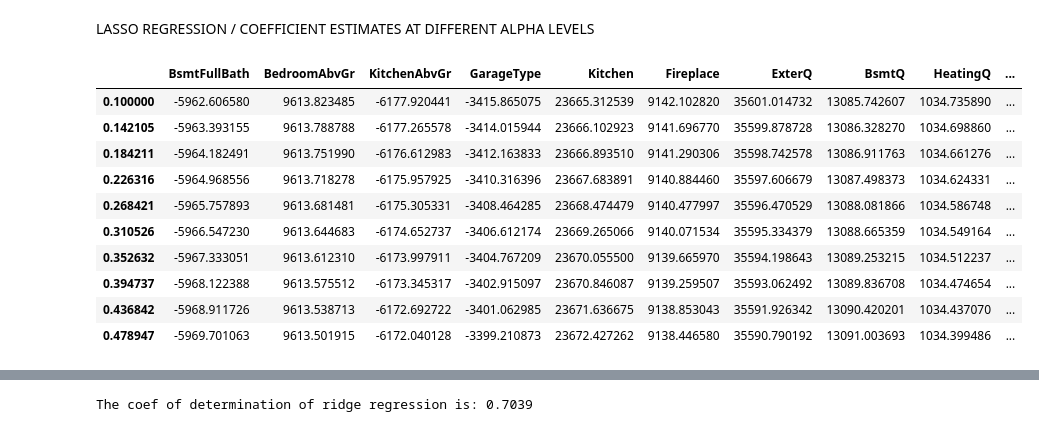
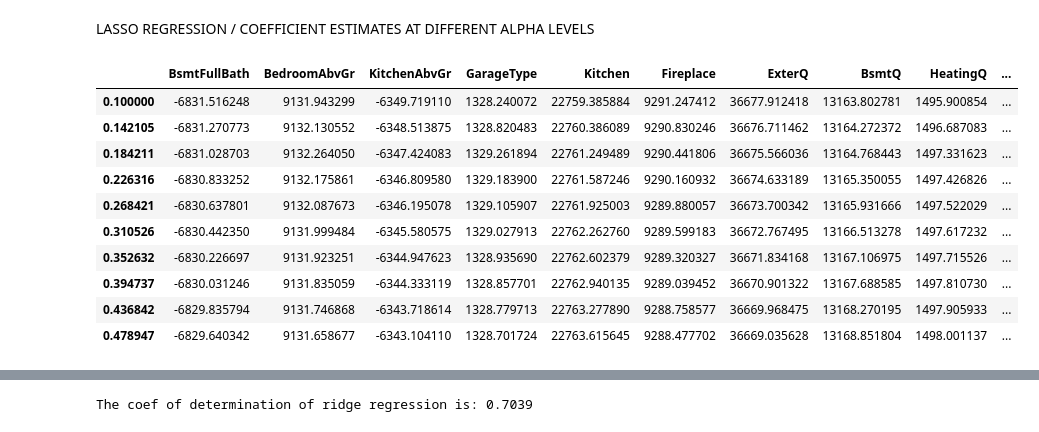
Before and after one commit to marc7531/housing-project, a Jupyter notebook: kate/clean_models.ipynb, the cells around one changed output, grey strips where cells are left out. Saved outputs shown, nothing was run; the diff lists cells and outputs as text; code cells hidden in the pictures.

```diff
--- a/kate/clean_models.ipynb
+++ b/kate/clean_models.ipynb
@@ -31,0 +31,14 @@ def make_normal(df):
+# %%
+# normalizes dataframes with math
+def make_normal(df):
+    new_dict = {}
+    cols = df.columns
+    for name in cols:
+        key = 'norm_' + name
+        arr = np.array(df[name])
+        upper = arr.max()
+        lower = arr.min()
+        value = (arr-lower)/(upper-lower)
+        new_dict[key] = value
+
+    return pd.DataFrame(new_dict)
@@ -67,5 +110,5 @@ training.shape
 (1424, 16)
 # %%
 # Remove "SalePrice column from train_x"
-train_y = training['SalePrice']
-train_x = training.drop('SalePrice', axis=1)
+y = training['SalePrice']
+X = training.drop('SalePrice', axis=1)
@@ -91,9 +115,17 @@ dtype: int64
+# %%
+
+X_train, X_test, y_train, y_test = train_test_split(X, y, test_size = 0.33, random_state = 5)
 # %%
 #Multilinear - Simple -- Unpenalized model i.e. lambda = 0
 from sklearn import linear_model
 ols = linear_model.LinearRegression()
-ols.fit(train_x, train_y)
+ols.fit(X_train, y_train)
+
 print("Intercept: %f" %ols.intercept_)
-print("Coefficients: %s" %str(ols.coef_))
-print("R^2: %f" %(ols.score(train_x, train_y)))
+for i in range(len(X.columns)):
+    print("Coefficient: %s : %s" %(ols.coef_[i], list(X.columns)[i]))
+print("R^2: %f" %(ols.score(X_train, y_train)))
+
+predictions = ols.predict(X)
+ols.score(X_train,y_train)
 # %% [output]
@@ -110,30 +154,30 @@ LASSO REGRESSION / COEFFICIENT ESTIMATES AT DIFFERENT ALPHA LEVELS
 # %%
 lasso  = Lasso()
 alphas = np.linspace(0.1,0.9,20)
 lasso.set_params(normalize=False)
 coefs_lasso  = []
 intercepts_lasso = []
 
 for alpha in alphas:
     lasso.set_params(alpha=alpha)
-    lasso.fit(train_x, train_y)
+    lasso.fit(X_train, y_train)
     coefs_lasso.append(lasso.coef_)
     intercepts_lasso.append(lasso.intercept_)
 
-coefs_lasso = pd.DataFrame(coefs_lasso, index = alphas, columns = train_x.columns)
+coefs_lasso = pd.DataFrame(coefs_lasso, index = alphas, columns = X_train.columns)
 coefs_lasso.head(10)
 # %% [output]
 |  | BsmtFullBath | BedroomAbvGr | KitchenAbvGr | GarageType | Kitchen | Fireplace | ExterQ | BsmtQ | HeatingQ | ... |
-| 0.100000 | -5962.606580 | 9613.823485 | -6177.920441 | -3415.865075 | 23665.312539 | 9142.102820 | 35601.014732 | 13085.742607 | 1034.735890 | ... |
-| 0.142105 | -5963.393155 | 9613.788788 | -6177.265578 | -3414.015944 | 23666.102923 | 9141.696770 | 35599.878728 | 13086.328270 | 1034.698860 | ... |
-| 0.184211 | -5964.182491 | 9613.751990 | -6176.612983 | -3412.163833 | 23666.893510 | 9141.290306 | 35598.742578 | 13086.911763 | 1034.661276 | ... |
-| 0.226316 | -5964.968556 | 9613.718278 | -6175.957925 | -3410.316396 | 23667.683891 | 9140.884460 | 35597.606679 | 13087.498373 | 1034.624331 | ... |
-| 0.268421 | -5965.757893 | 9613.681481 | -6175.305331 | -3408.464285 | 23668.474479 | 9140.477997 | 35596.470529 | 13088.081866 | 1034.586748 | ... |
-| 0.310526 | -5966.547230 | 9613.644683 | -6174.652737 | -3406.612174 | 23669.265066 | 9140.071534 | 35595.334379 | 13088.665359 | 1034.549164 | ... |
-| 0.352632 | -5967.333051 | 9613.612310 | -6173.997911 | -3404.767209 | 23670.055500 | 9139.665970 | 35594.198643 | 13089.253215 | 1034.512237 | ... |
-| 0.394737 | -5968.122388 | 9613.575512 | -6173.345317 | -3402.915097 | 23670.846087 | 9139.259507 | 35593.062492 | 13089.836708 | 1034.474654 | ... |
-| 0.436842 | -5968.911726 | 9613.538713 | -6172.692722 | -3401.062985 | 23671.636675 | 9138.853043 | 35591.926342 | 13090.420201 | 1034.437070 | ... |
-| 0.478947 | -5969.701063 | 9613.501915 | -6172.040128 | -3399.210873 | 23672.427262 | 9138.446580 | 35590.790192 | 13091.003693 | 1034.399486 | ... |
+| 0.100000 | -6831.516248 | 9131.943299 | -6349.719110 | 1328.240072 | 22759.385884 | 9291.247412 | 36677.912418 | 13163.802781 | 1495.900854 | ... |
+| 0.142105 | -6831.270773 | 9132.130552 | -6348.513875 | 1328.820483 | 22760.386089 | 9290.830246 | 36676.711462 | 13164.272372 | 1496.687083 | ... |
+| 0.184211 | -6831.028703 | 9132.264050 | -6347.424083 | 1329.261894 | 22761.249489 | 9290.441806 | 36675.566036 | 13164.768443 | 1497.331623 | ... |
+| 0.226316 | -6830.833252 | 9132.175861 | -6346.809580 | 1329.183900 | 22761.587246 | 9290.160932 | 36674.633189 | 13165.350055 | 1497.426826 | ... |
+| 0.268421 | -6830.637801 | 9132.087673 | -6346.195078 | 1329.105907 | 22761.925003 | 9289.880057 | 36673.700342 | 13165.931666 | 1497.522029 | ... |
+| 0.310526 | -6830.442350 | 9131.999484 | -6345.580575 | 1329.027913 | 22762.262760 | 9289.599183 | 36672.767495 | 13166.513278 | 1497.617232 | ... |
+| 0.352632 | -6830.226697 | 9131.923251 | -6344.947623 | 1328.935690 | 22762.602379 | 9289.320327 | 36671.834168 | 13167.106975 | 1497.715526 | ... |
+| 0.394737 | -6830.031246 | 9131.835059 | -6344.333119 | 1328.857701 | 22762.940135 | 9289.039452 | 36670.901322 | 13167.688585 | 1497.810730 | ... |
+| 0.436842 | -6829.835794 | 9131.746868 | -6343.718614 | 1328.779713 | 22763.277890 | 9288.758577 | 36669.968475 | 13168.270195 | 1497.905933 | ... |
+| 0.478947 | -6829.640342 | 9131.658677 | -6343.104110 | 1328.701724 | 22763.615645 | 9288.477702 | 36669.035628 | 13168.851804 | 1498.001137 | ... |
 # %%
 for name in coefs_lasso.columns:
     plt.plot(coefs_lasso.index, coefs_lasso[name], label=name)
```
Also changed, not shown: parts of 12 cells of this notebook.
